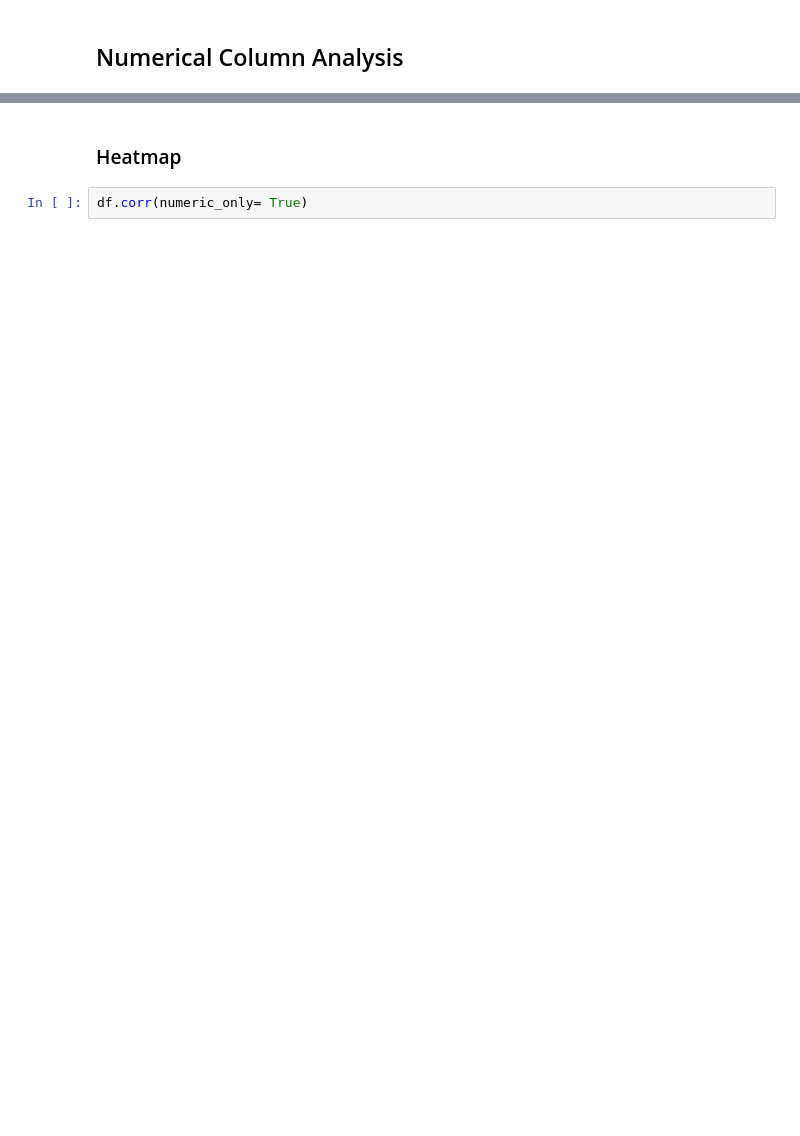
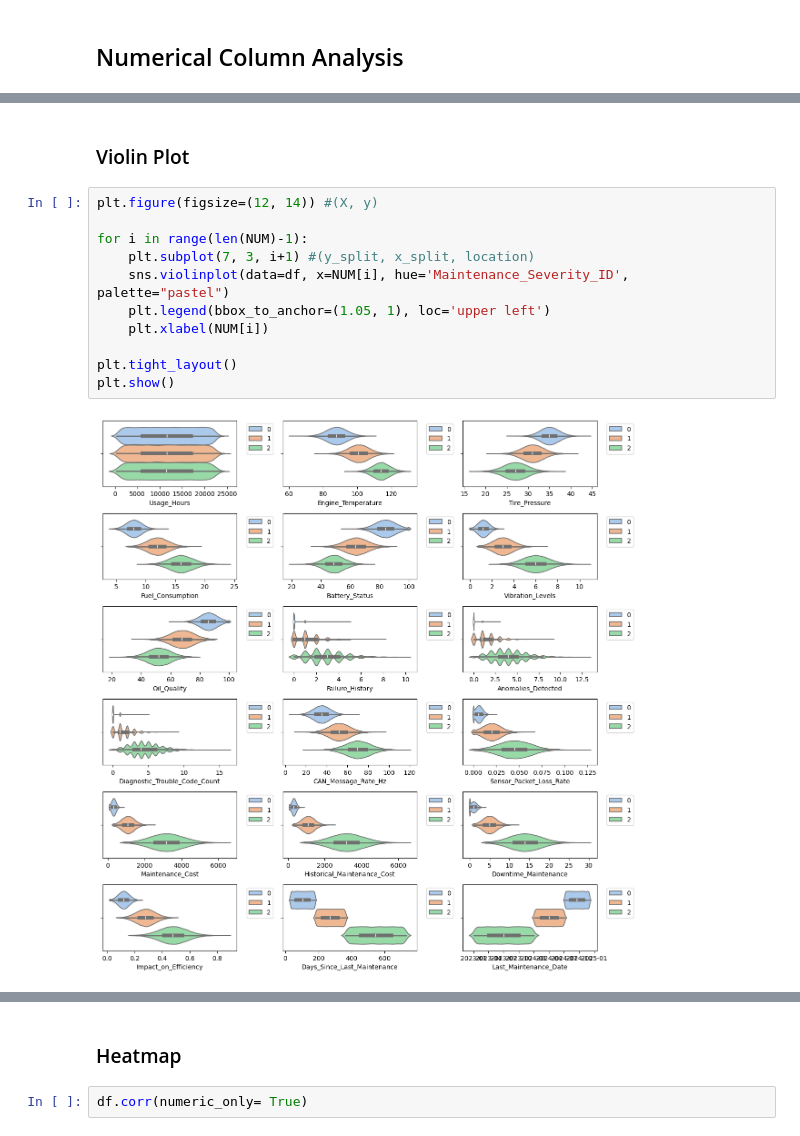
Before and after one commit to toshakgarg/Complete-Machine-learning, a Jupyter notebook: Projects/Predictive Maintenance/Predictive Maintenance.ipynb, the cells around one changed output, grey strips where cells are left out. Drawn from its saved outputs; the diff is of its cells as text; blank space fills up the shorter version.

```diff
--- a/Projects/Predictive Maintenance/Predictive Maintenance.ipynb
+++ b/Projects/Predictive Maintenance/Predictive Maintenance.ipynb
@@ -233,0 +284,15 @@ X_train.shape, y_train.shape, X_test.shape, y_test.shape, Validation_set.shape
+# %% [markdown]
+### Violin Plot
+# %%
+plt.figure(figsize=(12, 14)) #(X, y)
+
+for i in range(len(NUM)-1):
+    plt.subplot(7, 3, i+1) #(y_split, x_split, location)
+    sns.violinplot(data=df, x=NUM[i], hue='Maintenance_Severity_ID', palette="pastel")
+    plt.legend(bbox_to_anchor=(1.05, 1), loc='upper left')
+    plt.xlabel(NUM[i])
+
+plt.tight_layout()
+plt.show()
+# %% [output]
+[figure, added]
```
Also changed, not shown: parts of 27 cells of this notebook.
